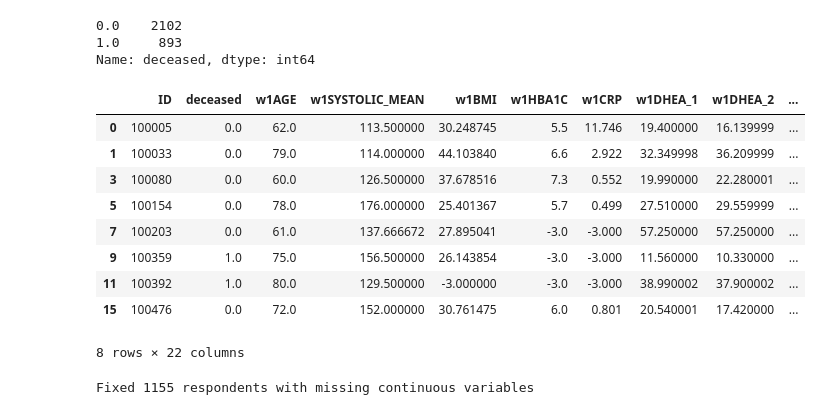
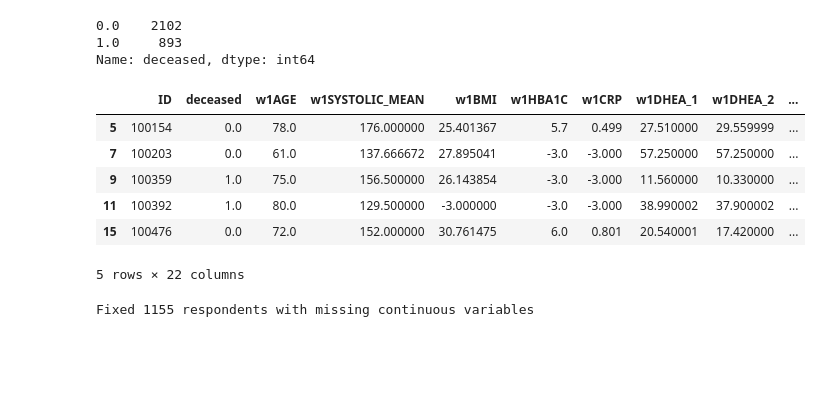
Before and after one commit to yiang-li/Predicting-Mortality-Machine-Learning, a Jupyter notebook: code.ipynb, the cells around one changed output. Drawn from its saved outputs; the diff is of its cells as text; code cells hidden in the pictures; blank space fills up the shorter version.

```diff
--- a/code.ipynb
+++ b/code.ipynb
@@ -64,18 +64,15 @@ data = data_complete[['ID','deceased', 'w1AGE', 'w1SYSTOLIC_MEAN',
                       'w1GENDER',
                       'w1PHYSHLTH', 'w1MNTLHLTH', 'w1CONDITNS_3', 'w1WALKBLK']]
 # %%
-data.head(n=8)
+data[3:8]
 # %% [output]
 |  | ID | deceased | w1AGE | w1SYSTOLIC_MEAN | w1BMI | w1HBA1C | w1CRP | w1DHEA_1 | w1DHEA_2 | ... |
-| 0 | 100005 | 0.0 | 62.0 | 113.500000 | 30.248745 | 5.5 | 11.746 | 19.400000 | 16.139999 | ... |
-| 1 | 100033 | 0.0 | 79.0 | 114.000000 | 44.103840 | 6.6 | 2.922 | 32.349998 | 36.209999 | ... |
-| 3 | 100080 | 0.0 | 60.0 | 126.500000 | 37.678516 | 7.3 | 0.552 | 19.990000 | 22.280001 | ... |
 | 5 | 100154 | 0.0 | 78.0 | 176.000000 | 25.401367 | 5.7 | 0.499 | 27.510000 | 29.559999 | ... |
 | 7 | 100203 | 0.0 | 61.0 | 137.666672 | 27.895041 | -3.0 | -3.000 | 57.250000 | 57.250000 | ... |
 | 9 | 100359 | 1.0 | 75.0 | 156.500000 | 26.143854 | -3.0 | -3.000 | 11.560000 | 10.330000 | ... |
 | 11 | 100392 | 1.0 | 80.0 | 129.500000 | -3.000000 | -3.0 | -3.000 | 38.990002 | 37.900002 | ... |
 | 15 | 100476 | 0.0 | 72.0 | 152.000000 | 30.761475 | 6.0 | 0.801 | 20.540001 | 17.420000 | ... |
-8 rows × 22 columns
+5 rows × 22 columns
 # %%
 # Preprocessing binary variables
 cat_col = ['ID', 'deceased', 'w1SMOKECIG', 'w1ALCOHOL', 'w1MARITLST',
```
